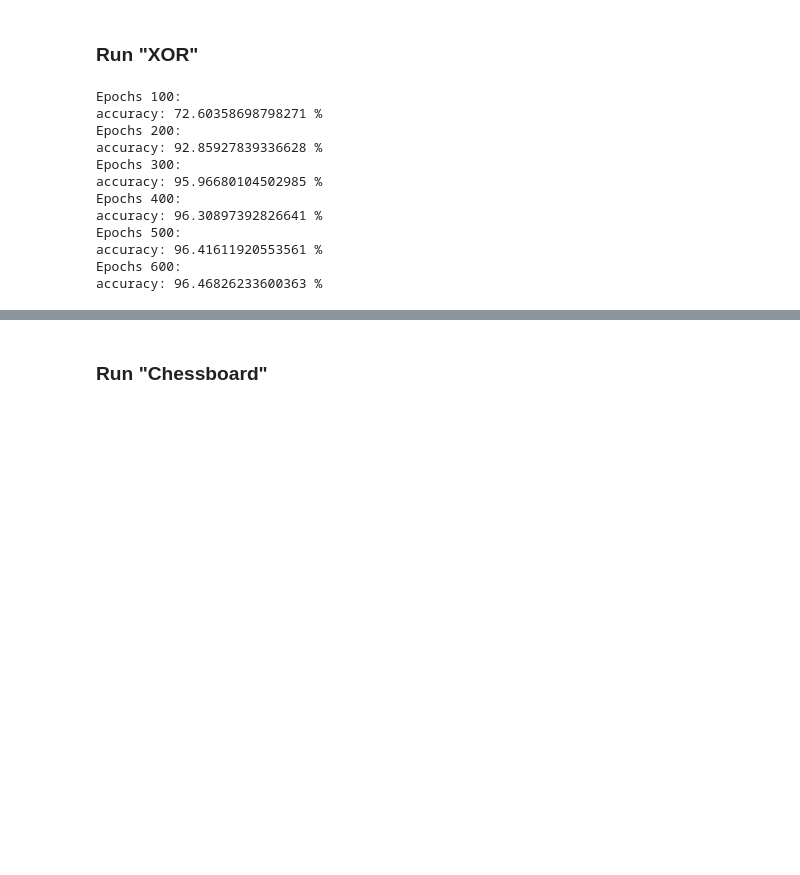
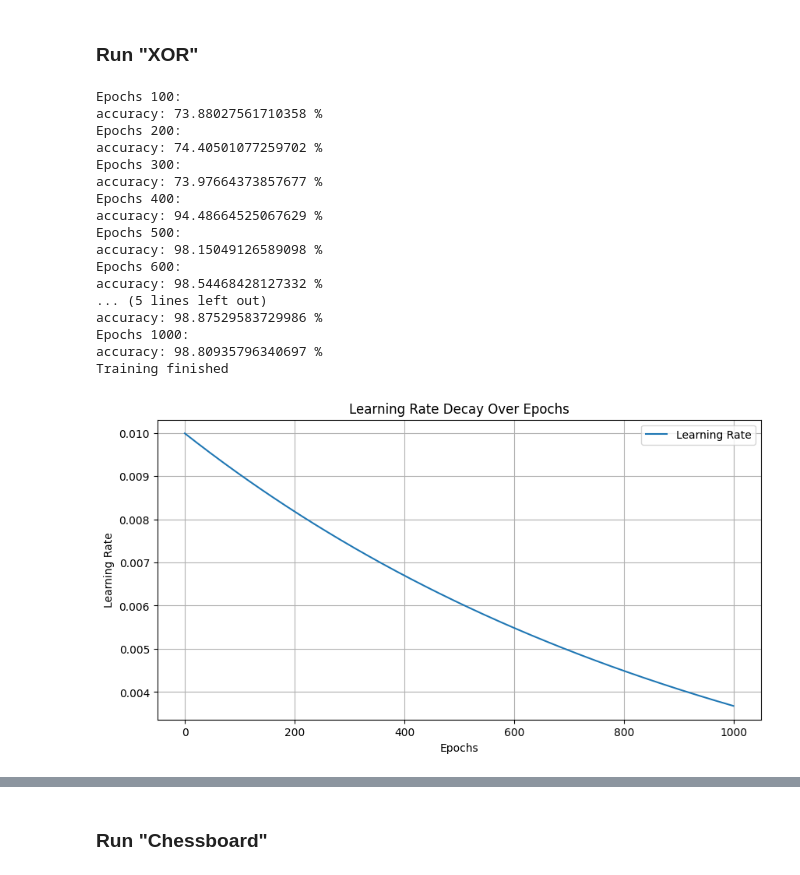
Before and after one commit to wanglearchad/NYCU_DL, a Jupyter notebook: DL_A4/A4_312831031_王志宇.ipynb, the cells around one changed output, grey strips where cells are left out. Cells and saved outputs as stored; diff of their text form; code cells hidden in the pictures; blank space fills up the shorter version.

```diff
--- a/DL_A4/A4_312831031_王志宇.ipynb
+++ b/DL_A4/A4_312831031_王志宇.ipynb
@@ -341,23 +341,29 @@ accuracy: 99.38510111941066 %
 # %%
 """ Customize your own code if needed """
 
 XOR_data_train, XOR_label_train = GenData.fetch_data("XOR", 1000)
 
-XOR_net = SimpleNet(2000)
+XOR_net = SimpleNet(1000)
 XOR_net.train(XOR_data_train, XOR_label_train)
 # %% [output]
 Epochs 100:
-accuracy: 72.60358698798271 %
+accuracy: 73.88027561710358 %
 Epochs 200:
-accuracy: 92.85927839336628 %
+accuracy: 74.40501077259702 %
 Epochs 300:
-accuracy: 95.96680104502985 %
+accuracy: 73.97664373857677 %
 Epochs 400:
-accuracy: 96.30897392826641 %
+accuracy: 94.48664525067629 %
 Epochs 500:
-accuracy: 96.41611920553561 %
+accuracy: 98.15049126589098 %
 Epochs 600:
-accuracy: 96.46826233600363 %
+accuracy: 98.54468428127332 %
+... (5 lines left out)
+accuracy: 98.87529583729986 %
+Epochs 1000:
+accuracy: 98.80935796340697 %
+Training finished
+[figure, added]
 # %%
 XOR_data_test, XOR_label_test = GenData.fetch_data("XOR", 500)
 XOR_pred_result = XOR_net.forward(XOR_data_test)
```
Also changed, not shown: parts of 7 cells of this notebook.
